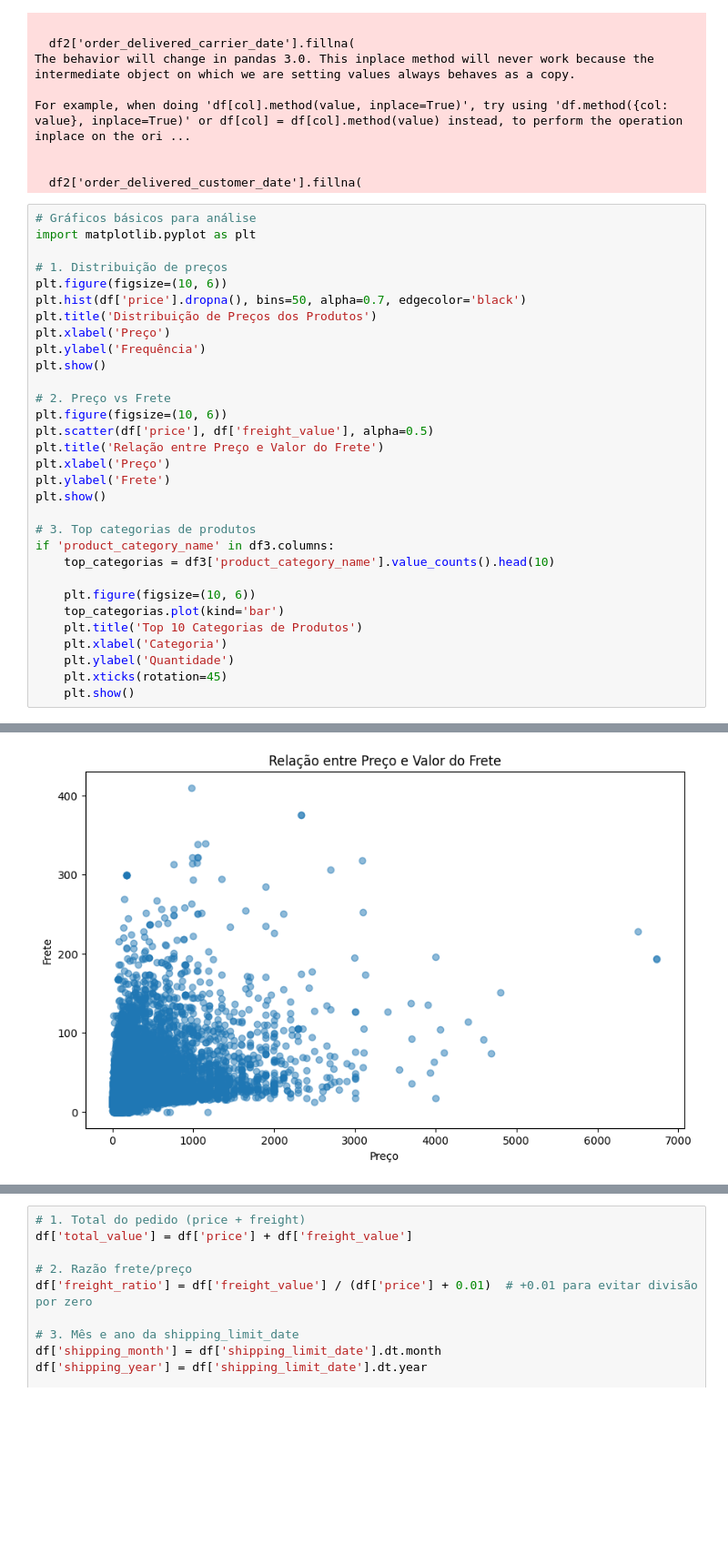
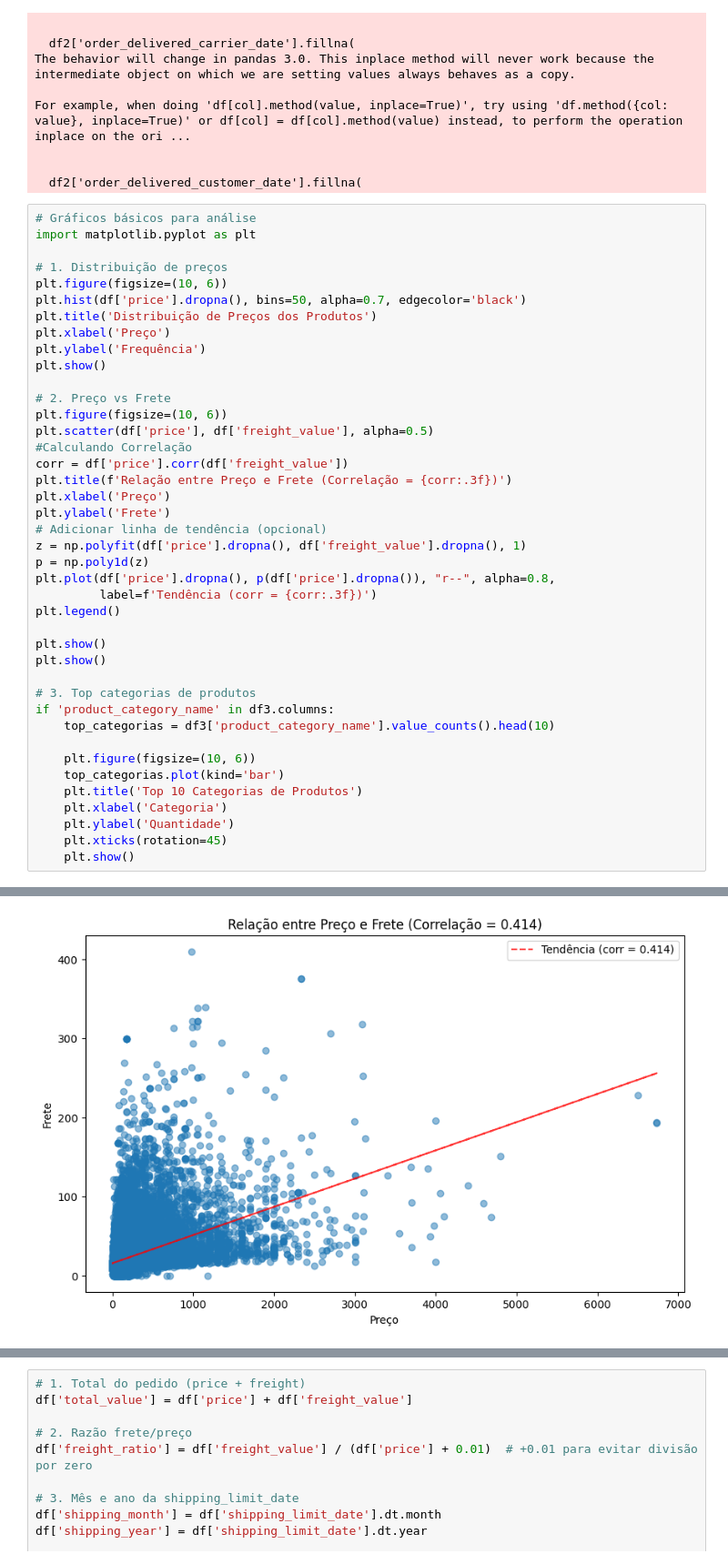
Before and after one commit to VithGab/-Data_Sciences_VG, a Jupyter notebook: Homework_Ecommerce.ipynb, the cells around one changed output, grey strips where cells are left out. Shown: that part at 91% size. Saved outputs shown, nothing was run; the diff lists cells and outputs as text; blank space fills up the shorter version.

```diff
--- a/Homework_Ecommerce.ipynb
+++ b/Homework_Ecommerce.ipynb
@@ -420,35 +420,45 @@ For example, when doing 'df[col].method(value, inplace=True)', try using 'df.met
 import matplotlib.pyplot as plt
 
 # 1. Distribuição de preços
 plt.figure(figsize=(10, 6))
 plt.hist(df['price'].dropna(), bins=50, alpha=0.7, edgecolor='black')
 plt.title('Distribuição de Preços dos Produtos')
 plt.xlabel('Preço')
 plt.ylabel('Frequência')
 plt.show()
 
 # 2. Preço vs Frete
 plt.figure(figsize=(10, 6))
 plt.scatter(df['price'], df['freight_value'], alpha=0.5)
-plt.title('Relação entre Preço e Valor do Frete')
+#Calculando Correlação
+corr = df['price'].corr(df['freight_value'])
+plt.title(f'Relação entre Preço e Frete (Correlação = {corr:.3f})')
 plt.xlabel('Preço')
 plt.ylabel('Frete')
+# Adicionar linha de tendência (opcional)
+z = np.polyfit(df['price'].dropna(), df['freight_value'].dropna(), 1)
+p = np.poly1d(z)
+plt.plot(df['price'].dropna(), p(df['price'].dropna()), "r--", alpha=0.8,
+         label=f'Tendência (corr = {corr:.3f})')
+plt.legend()
+
+plt.show()
 plt.show()
 
 # 3. Top categorias de produtos
 if 'product_category_name' in df3.columns:
     top_categorias = df3['product_category_name'].value_counts().head(10)
 
     plt.figure(figsize=(10, 6))
     top_categorias.plot(kind='bar')
     plt.title('Top 10 Categorias de Produtos')
     plt.xlabel('Categoria')
     plt.ylabel('Quantidade')
     plt.xticks(rotation=45)
     plt.show()
 # %% [output]
 [figure]
-[figure, old version]
+[figure, new version]
 [figure]
 # %%
 # 1. Total do pedido (price + freight)
```
Also changed, not shown: parts of 1 cell of this notebook.
